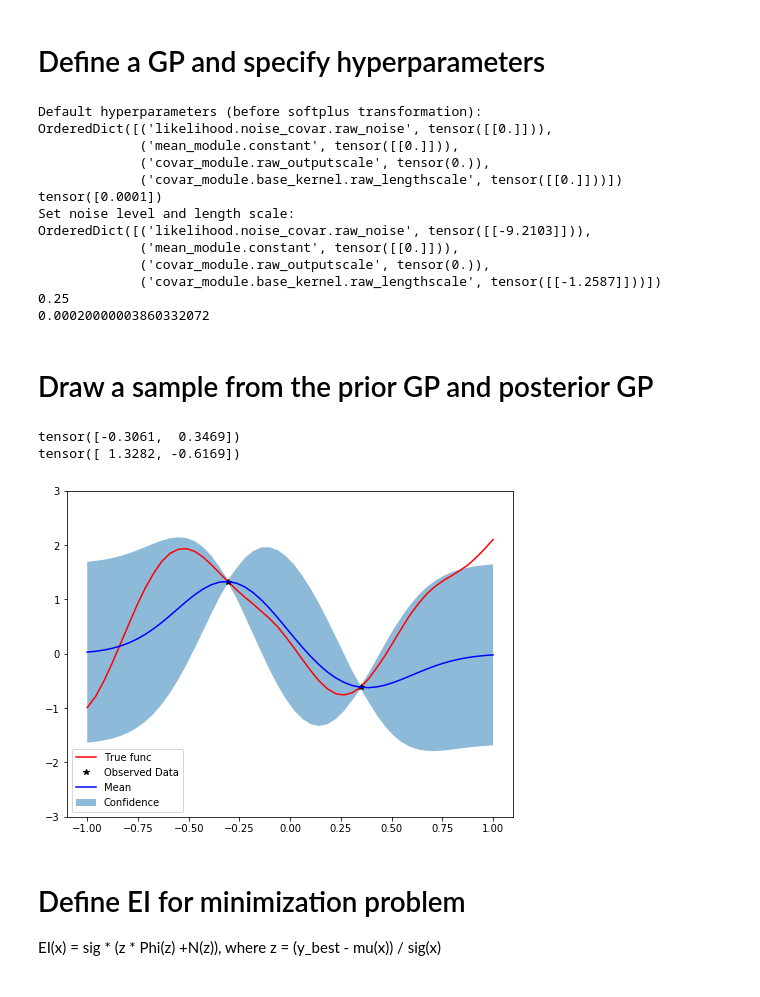
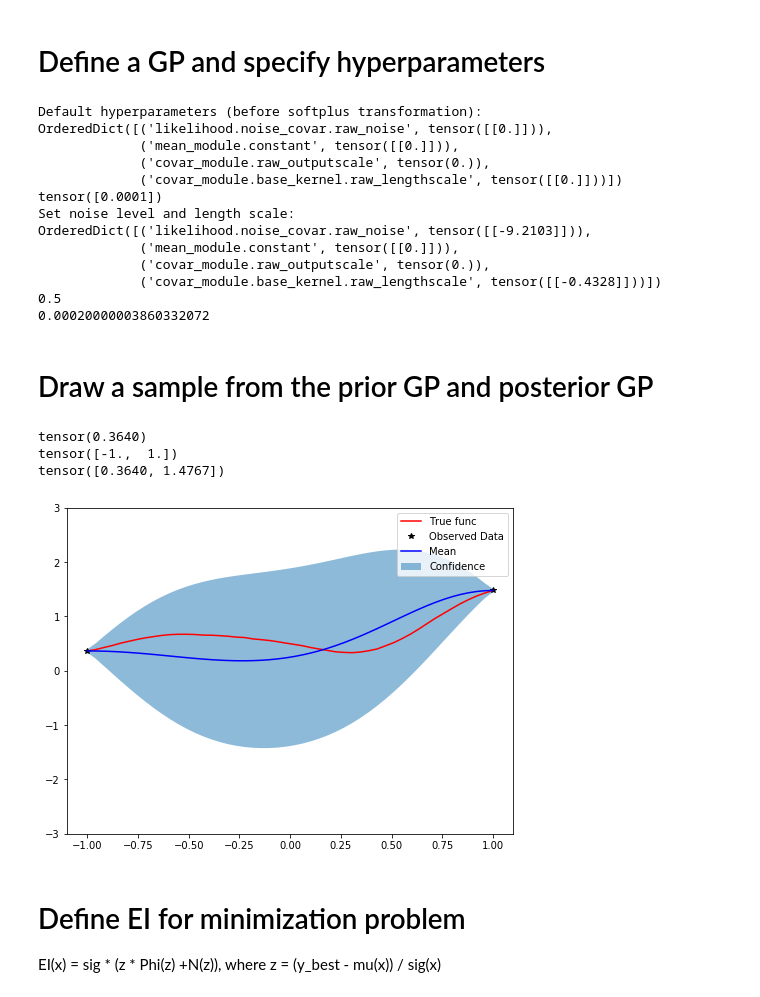
Before and after one commit to daidaixiong/gpytorch, a Jupyter notebook: examples/12_Bayesian_Optimization/bayesopt.ipynb, the cells around one changed output. Cells and saved outputs as stored; diff of their text form; code cells hidden in the pictures.

```diff
--- a/examples/12_Bayesian_Optimization/bayesopt.ipynb
+++ b/examples/12_Bayesian_Optimization/bayesopt.ipynb
@@ -35,7 +41,7 @@ pprint(theta)
 softplus_inv = lambda a: np.log(np.exp(a) - 1)
 raw_noise_var = softplus_inv(0.0001)
 print(nn.functional.softplus(tensor([raw_noise_var])))
-raw_length_scale = softplus_inv(.25)
+raw_length_scale = softplus_inv(.5)
 print('Set noise level and length scale:')
 theta['likelihood.noise_covar.raw_noise'].data.fill_(raw_noise_var)
 theta['covar_module.base_kernel.raw_lengthscale'].data.fill_(raw_length_scale)
@@ -53,8 +59,8 @@ Set noise level and length scale:
 OrderedDict([('likelihood.noise_covar.raw_noise', tensor([[-9.2103]])),
              ('mean_module.constant', tensor([[0.]])),
              ('covar_module.raw_outputscale', tensor(0.)),
-             ('covar_module.base_kernel.raw_lengthscale', tensor([[-1.2587]]))])
-0.25
+             ('covar_module.base_kernel.raw_lengthscale', tensor([[-0.4328]]))])
+0.5
 0.00020000003860332072
 # %% [markdown]
 # Draw a sample from the prior GP and posterior GP
@@ -63,38 +69,40 @@ model.eval()
 bound = 1
 n = 50
 x = torch.linspace(-bound,bound,n)
 
 y_prior = model(x)
-torch.manual_seed(8)
+torch.manual_seed(13)
 y = y_prior.sample()
+print(y[0])
 
 train_idx = [np.round(n/3), np.round(n*2/3)];
+train_idx = [0, n-1]
 train_x = x[train_idx]
 train_y = y[train_idx]
 print(train_x)
 print(train_y)
 model.set_train_data(train_x, train_y, strict=False)
 y_post = model(x)
-
 
 with torch.no_grad():
     # Initialize plot
     f, ax = plt.subplots(1, 1, figsize=(8, 6))
     # Get upper and lower confidence bounds
     lower, upper = y_post.confidence_region()
     # Plot training data as black stars
     ax.plot(x.numpy(), y.numpy(), 'r')
     ax.plot(train_x.numpy(), train_y.numpy(), 'k*')
     # Plot predictive means as blue line
     ax.plot(x.numpy(), y_post.mean.detach().numpy(), 'b')
     # Shade between the lower and upper confidence bounds
     ax.fill_between(x.numpy(), lower.numpy(), upper.numpy(), alpha=0.5)
     ax.set_ylim([-3, 3])
     ax.legend(['True func', 'Observed Data', 'Mean', 'Confidence'])
 # %% [output]
-tensor([-0.3061,  0.3469])
-tensor([ 1.3282, -0.6169])
+tensor(0.3640)
+tensor([-1.,  1.])
+tensor([0.3640, 1.4767])
-[figure, old version]
+[figure, new version]
 # %% [markdown]
 # Define EI for minimization problem
 EI(x) = sig * (z * Phi(z) +N(z)), where z = (y_best - mu(x)) / sig(x)
```
Also changed, not shown: parts of 16 cells of this notebook.
